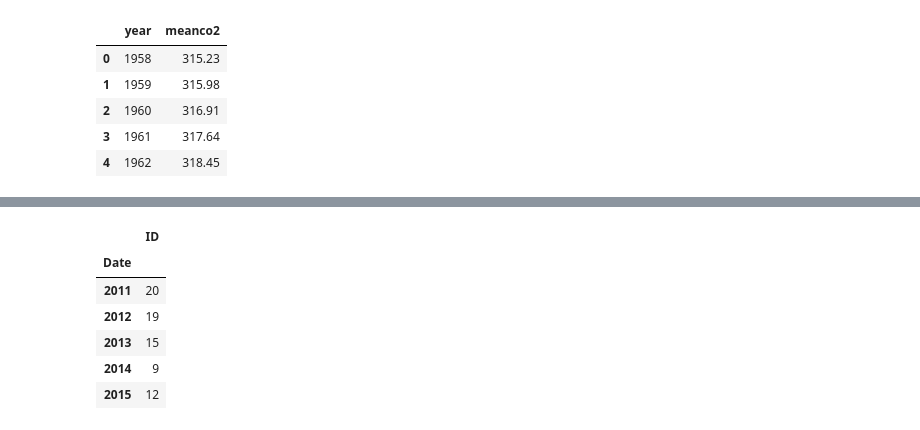
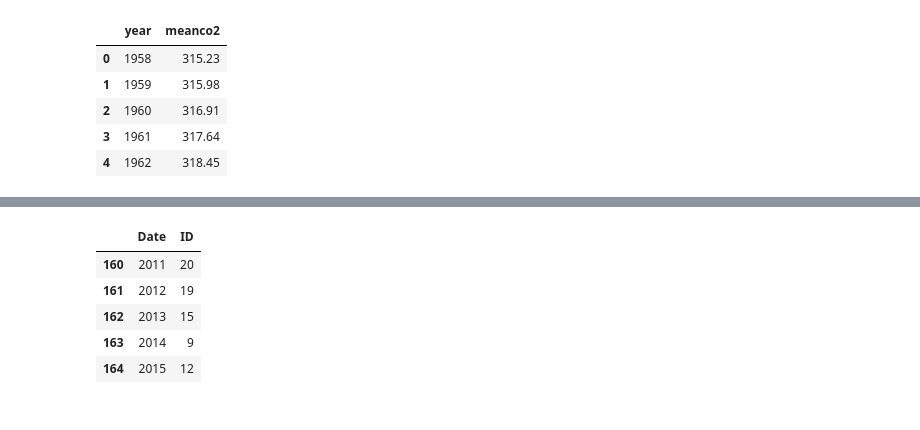
Before and after one commit to carlymckelvy/climate-change, a Jupyter notebook: EH_notebook.ipynb, the cells around one changed output, grey strips where cells are left out. Drawn from its saved outputs; the diff is of its cells as text; code cells hidden in the pictures.

```diff
--- a/EH_notebook.ipynb
+++ b/EH_notebook.ipynb
@@ -207,13 +116,13 @@ cropHurrlastgroup.tail()
 # %%
 # reduce columns for just year and ID (storm counts/year)(don't reset index yet - do % change first)
-cropHurrlastgroup_df = cropHurrlastgroup[['ID']]
-cropHurrlastgroup_df.tail()
+hurrCount = cropHurrlastgroup[['ID']]
+hurrCount = hurrCount.reset_index()
+hurrCount.tail()
 # %% [output]
-|  | ID |
-| Date |  |
-| 2011 | 20 |
-| 2012 | 19 |
-| 2013 | 15 |
-| 2014 | 9 |
-| 2015 | 12 |
+|  | Date | ID |
+| 160 | 2011 | 20 |
+| 161 | 2012 | 19 |
+| 162 | 2013 | 15 |
+| 163 | 2014 | 9 |
+| 164 | 2015 | 12 |
 # %%
```
Also changed, not shown: parts of 46 cells of this notebook, 9 other files.
